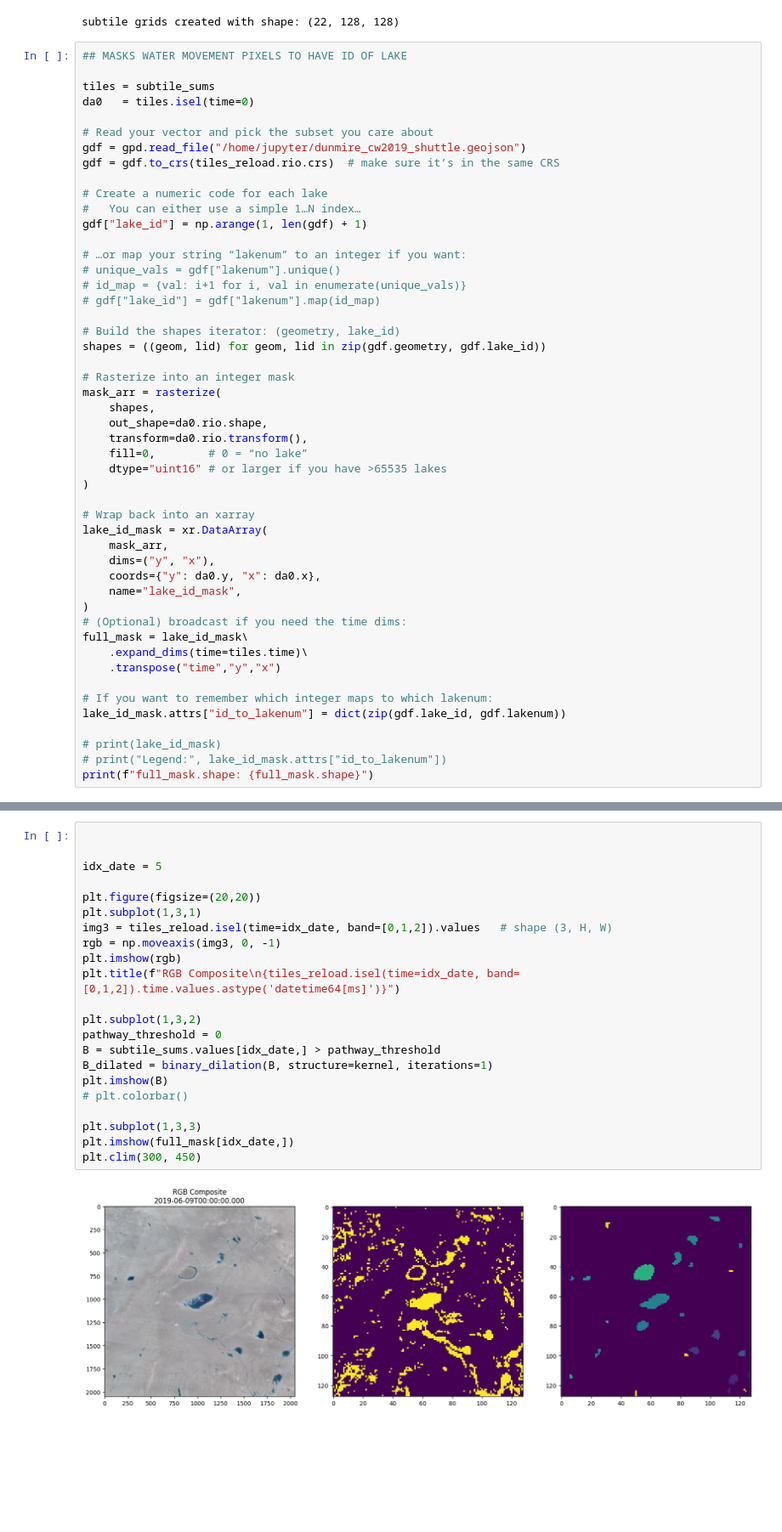
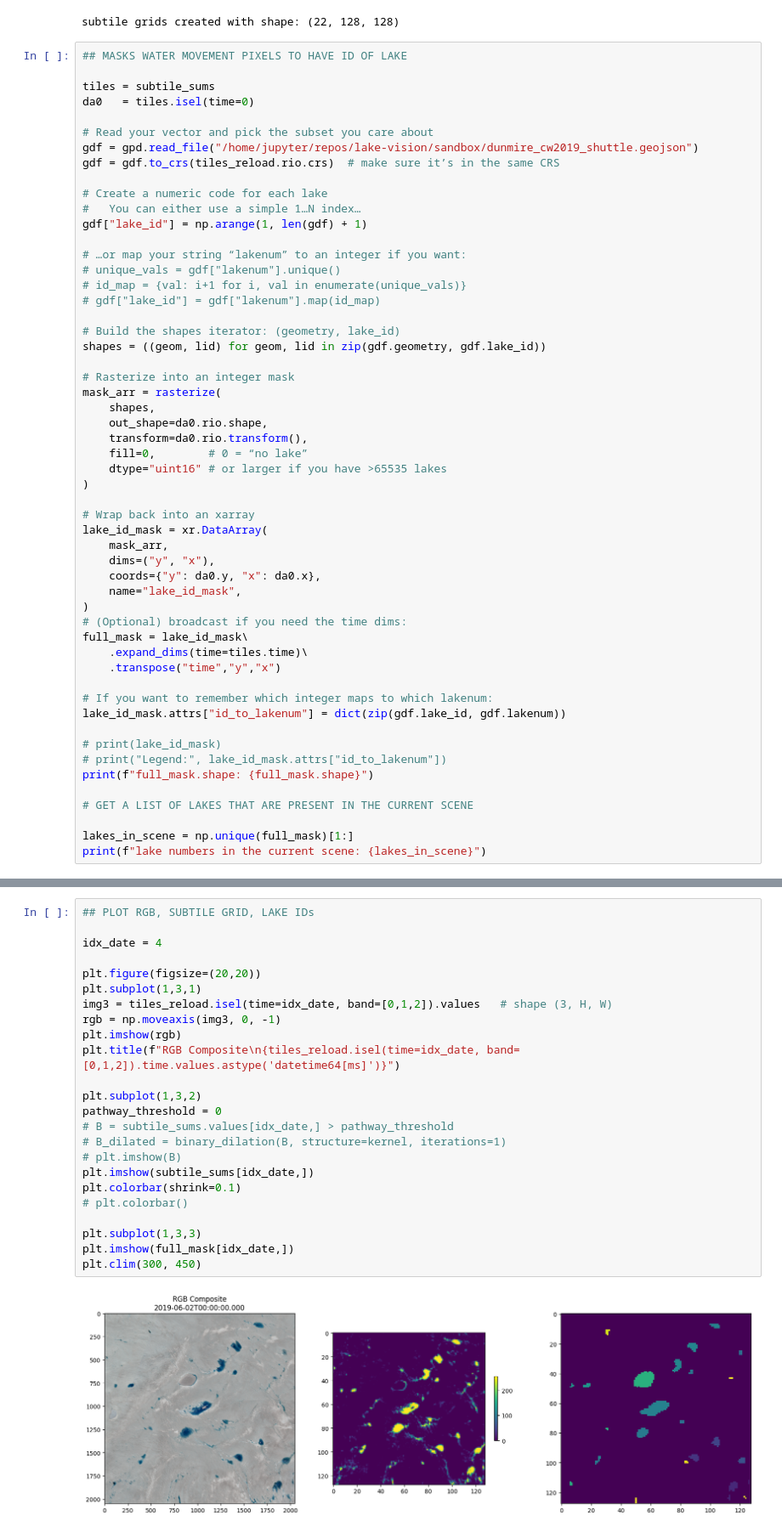
Before and after one commit to YaoGroup/lake-vision, a Jupyter notebook: sandbox/notebooks/lake_connections.ipynb, the cells around one changed output, grey strips where cells are left out. Shown: that part at 85% size. Saved outputs shown, nothing was run; the diff lists cells and outputs as text; blank space fills up the shorter version.

```diff
--- a/sandbox/notebooks/lake_connections.ipynb
+++ b/sandbox/notebooks/lake_connections.ipynb
@@ -158,7 +158,7 @@ tiles = subtile_sums
 da0   = tiles.isel(time=0)
 
 # Read your vector and pick the subset you care about
-gdf = gpd.read_file("/home/jupyter/dunmire_cw2019_shuttle.geojson")
+gdf = gpd.read_file("/home/jupyter/repos/lake-vision/sandbox/dunmire_cw2019_shuttle.geojson")
 gdf = gdf.to_crs(tiles_reload.rio.crs)  # make sure it’s in the same CRS
 
 # Create a numeric code for each lake
@@ -200,5 +200,10 @@ lake_id_mask.attrs["id_to_lakenum"] = dict(zip(gdf.lake_id, gdf.lakenum))
 # print(lake_id_mask)
 # print("Legend:", lake_id_mask.attrs["id_to_lakenum"])
 print(f"full_mask.shape: {full_mask.shape}")
+
+# GET A LIST OF LAKES THAT ARE PRESENT IN THE CURRENT SCENE
+
+lakes_in_scene = np.unique(full_mask)[1:]
+print(f"lake numbers in the current scene: {lakes_in_scene}")
 # %% [output]
 full_mask.shape: (22, 128, 128)
@@ -205,24 +212,26 @@ full_mask.shape: (22, 128, 128)
 # %%
+## PLOT RGB, SUBTILE GRID, LAKE IDs
 
-
-idx_date = 5
+idx_date = 4
 
 plt.figure(figsize=(20,20))
 plt.subplot(1,3,1)
 img3 = tiles_reload.isel(time=idx_date, band=[0,1,2]).values   # shape (3, H, W)
 rgb = np.moveaxis(img3, 0, -1)
 plt.imshow(rgb)
 plt.title(f"RGB Composite\n{tiles_reload.isel(time=idx_date, band=[0,1,2]).time.values.astype('datetime64[ms]')}")
 
 plt.subplot(1,3,2)
 pathway_threshold = 0
-B = subtile_sums.values[idx_date,] > pathway_threshold
-B_dilated = binary_dilation(B, structure=kernel, iterations=1)
-plt.imshow(B)
+# B = subtile_sums.values[idx_date,] > pathway_threshold
+# B_dilated = binary_dilation(B, structure=kernel, iterations=1)
+# plt.imshow(B)
+plt.imshow(subtile_sums[idx_date,])
+plt.colorbar(shrink=0.1)
 # plt.colorbar()
 
 plt.subplot(1,3,3)
 plt.imshow(full_mask[idx_date,])
 plt.clim(300, 450)
 # %% [output]
-[figure, old version]
+[figure, new version]
```
Also changed, not shown: parts of 12 cells of this notebook.
